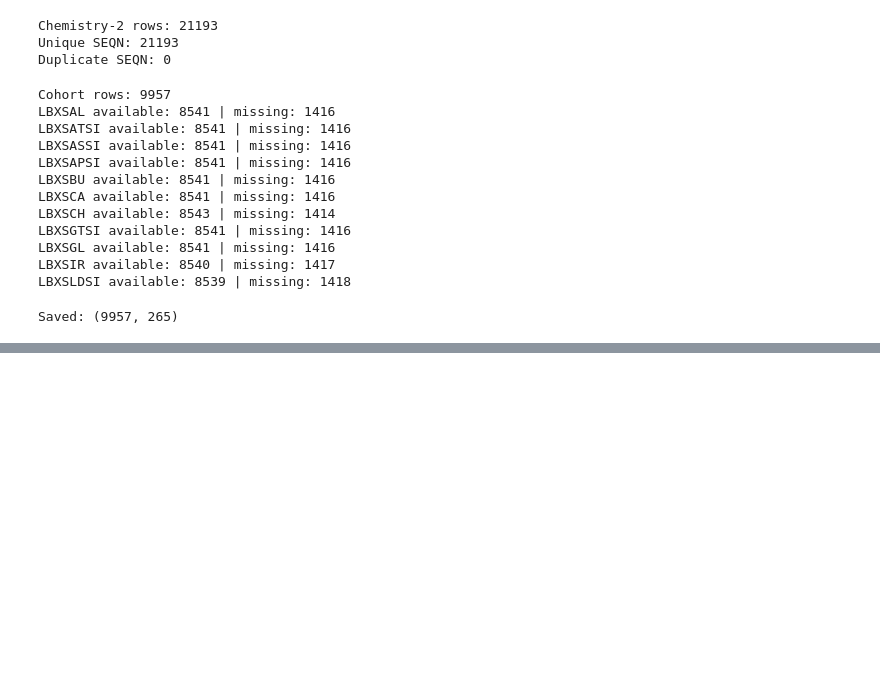
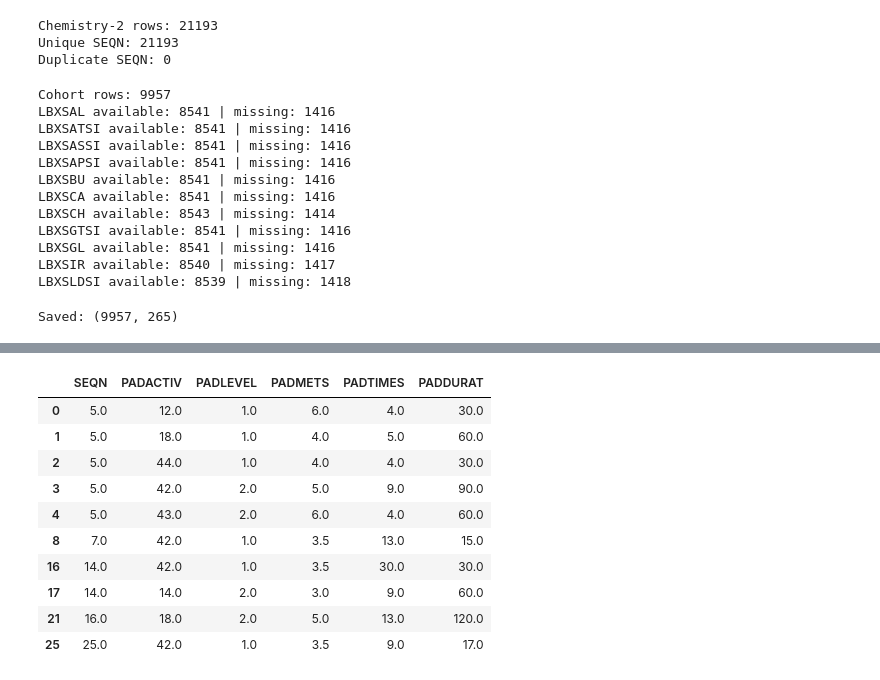
Before and after one commit to Evode-Manirahari/nhanes-cardiovascular-ml, a Jupyter notebook: notebooks/02_build_features.ipynb, the cells around one changed output, grey strips where cells are left out. Drawn from its saved outputs; the diff is of its cells as text; code cells hidden in the pictures; blank space fills up the shorter version.

```diff
--- a/notebooks/02_build_features.ipynb
+++ b/notebooks/02_build_features.ipynb
@@ -3882,0 +5527,71 @@ Saved: (9957, 265)
+# %%
+import pandas as pd
+from pathlib import Path
+
+# 1. Load our latest saved NHANES cohort
+cohort = pd.read_pickle(
+    "../results/cohort_features_with_glycated_albumin_checkpoint.pkl"
+)
+
+print("Research cohort:", len(cohort))
+
+# 2. Load the three physical activity datasets
+raw_dir = Path("../data/raw")
+
+files = [
+    "PAQIAF.xpt",
+    "PAQIAF_B.xpt",
+    "PAQIAF_C.xpt"
+]
+
+activity_data = pd.concat(
+    [pd.read_sas(raw_dir / filename) for filename in files],
+    ignore_index=True
+)
+
+# 3. Keep only participants in our research cohort
+activity_cohort = activity_data[
+    activity_data["SEQN"].isin(cohort["SEQN"])
+].copy()
+
+# 4. Check activity data
+print("\nACTIVITY DATA SUMMARY")
+print("---------------------")
+
+print("Activity records:", len(activity_cohort))
+print(
+    "Participants with activity records:",
+    activity_cohort["SEQN"].nunique()
+)
+
+print("\nAvailable columns:")
+print(activity_cohort.columns.tolist())
+
+# 5. Check missing values
+check_cols = ["PADMETS", "PADTIMES", "PADDURAT"]
+
+print("\nMissing values:")
+print(
+    activity_cohort[
+        [c for c in check_cols if c in activity_cohort.columns]
+    ].isna().sum()
+)
+
+# 6. Show example activity records
+sample_cols = [
+    "SEQN",
+    "PADACTIV",
+    "PADLEVEL",
+    "PADMETS",
+    "PADTIMES",
+    "PADDURAT"
+]
+
+print("\nExample activity records:")
+
+display(
+    activity_cohort[
+        [c for c in sample_cols if c in activity_cohort.columns]
+    ].head(10)
+)
+# %% [output]
@@ -3882,0 +5615,11 @@ Saved: (9957, 265)
+|  | SEQN | PADACTIV | PADLEVEL | PADMETS | PADTIMES | PADDURAT |
+| 0 | 5.0 | 12.0 | 1.0 | 6.0 | 4.0 | 30.0 |
+| 1 | 5.0 | 18.0 | 1.0 | 4.0 | 5.0 | 60.0 |
+| 2 | 5.0 | 44.0 | 1.0 | 4.0 | 4.0 | 30.0 |
+| 3 | 5.0 | 42.0 | 2.0 | 5.0 | 9.0 | 90.0 |
+| 4 | 5.0 | 43.0 | 2.0 | 6.0 | 4.0 | 60.0 |
+| 8 | 7.0 | 42.0 | 1.0 | 3.5 | 13.0 | 15.0 |
+| 16 | 14.0 | 42.0 | 1.0 | 3.5 | 30.0 | 30.0 |
+| 17 | 14.0 | 14.0 | 2.0 | 3.0 | 9.0 | 60.0 |
+| 21 | 16.0 | 18.0 | 2.0 | 5.0 | 13.0 | 120.0 |
+| 25 | 25.0 | 42.0 | 1.0 | 3.5 | 9.0 | 17.0 |
```
Also changed, not shown: parts of 27 cells of this notebook, 1 other file.
